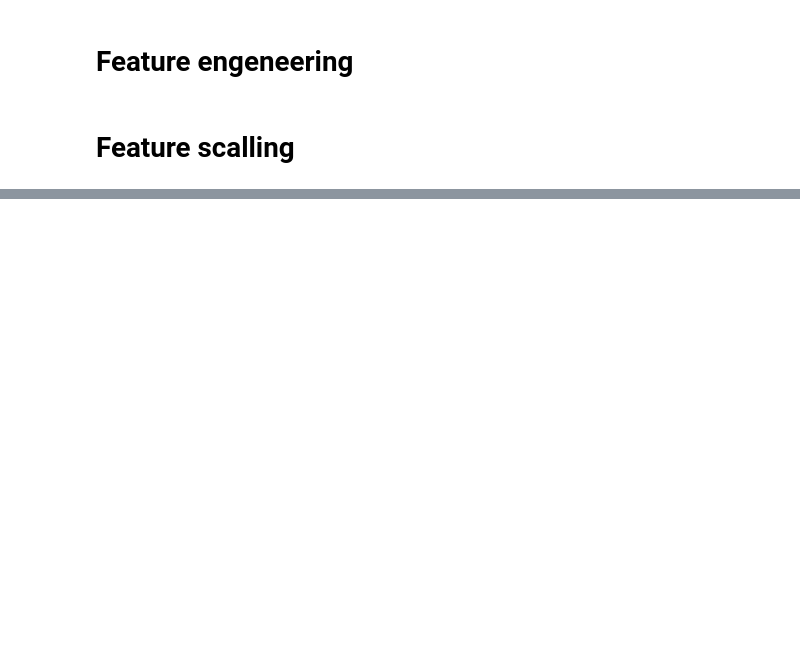
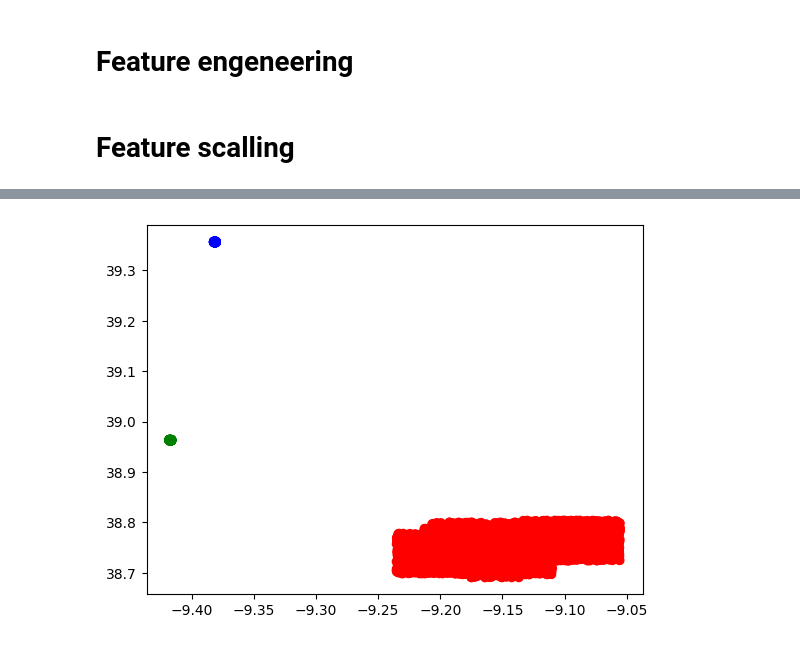
Before and after one commit to master-boda/Client-Segmentation-with-U-MAP-Embedding, a Jupyter notebook: data/data_explorations.ipynb, the cells around one changed output, grey strips where cells are left out. Cells and saved outputs as stored; diff of their text form; code cells hidden in the pictures; blank space fills up the shorter version.

```diff
--- a/data/data_explorations.ipynb
+++ b/data/data_explorations.ipynb
@@ -187,0 +193,27 @@ customer_info.describe().T
+# %%
+# center the map at the mean coordinates
+center_lat = customer_info['latitude'].mean()
+center_long = customer_info['longitude'].mean()
+
+m = folium.Map(location=[center_lat, center_long], zoom_start=6)
+
+# due to the large number of points, we use a marker cluster
+marker_cluster = MarkerCluster().add_to(m)
+
+for idx, row in customer_info.iterrows():
+    folium.Marker([row['latitude'], row['longitude']]).add_to(marker_cluster)
+# %%
+def assign_city(lat, lon):
+    # Define the boundaries of the cities (these are approximate and you may need to adjust them)
+    if 38.6 <= lat <= 38.85 and -9.25 <= lon <= -9.05:
+        return 'Lisbon'
+    elif 39.3 <= lat <= 39.4 and -9.5 <= lon <= -9.3:
+        return 'Peniche'
+    elif 38.9 <= lat <= 39.0 and -9.5 <= lon <= -9.3:
+        return 'Ericeira'
+    else:
+        return 'Other'
+
+# Apply the function to your dataframe
+infotest = customer_info.copy()
+infotest['city'] = customer_info.apply(lambda row: assign_city(row['latitude'], row['longitude']), axis=1)
@@ -187,0 +231,12 @@ customer_info.describe().T
+# %%
+# Define a dictionary mapping city names to colors
+color_dict = {'Lisbon': 'red', 'Peniche': 'blue', 'Ericeira': 'green', 'Other': 'gray'}
+
+# Create a new column with colors based on the city
+infotest['color'] = infotest['city'].map(color_dict)
+
+# Create the scatter plot
+plt.scatter(infotest['longitude'], infotest['latitude'], c=infotest['color'])
+plt.show()
+# %% [output]
+[figure, added]
```
Also changed, not shown: parts of 4 cells of this notebook.
